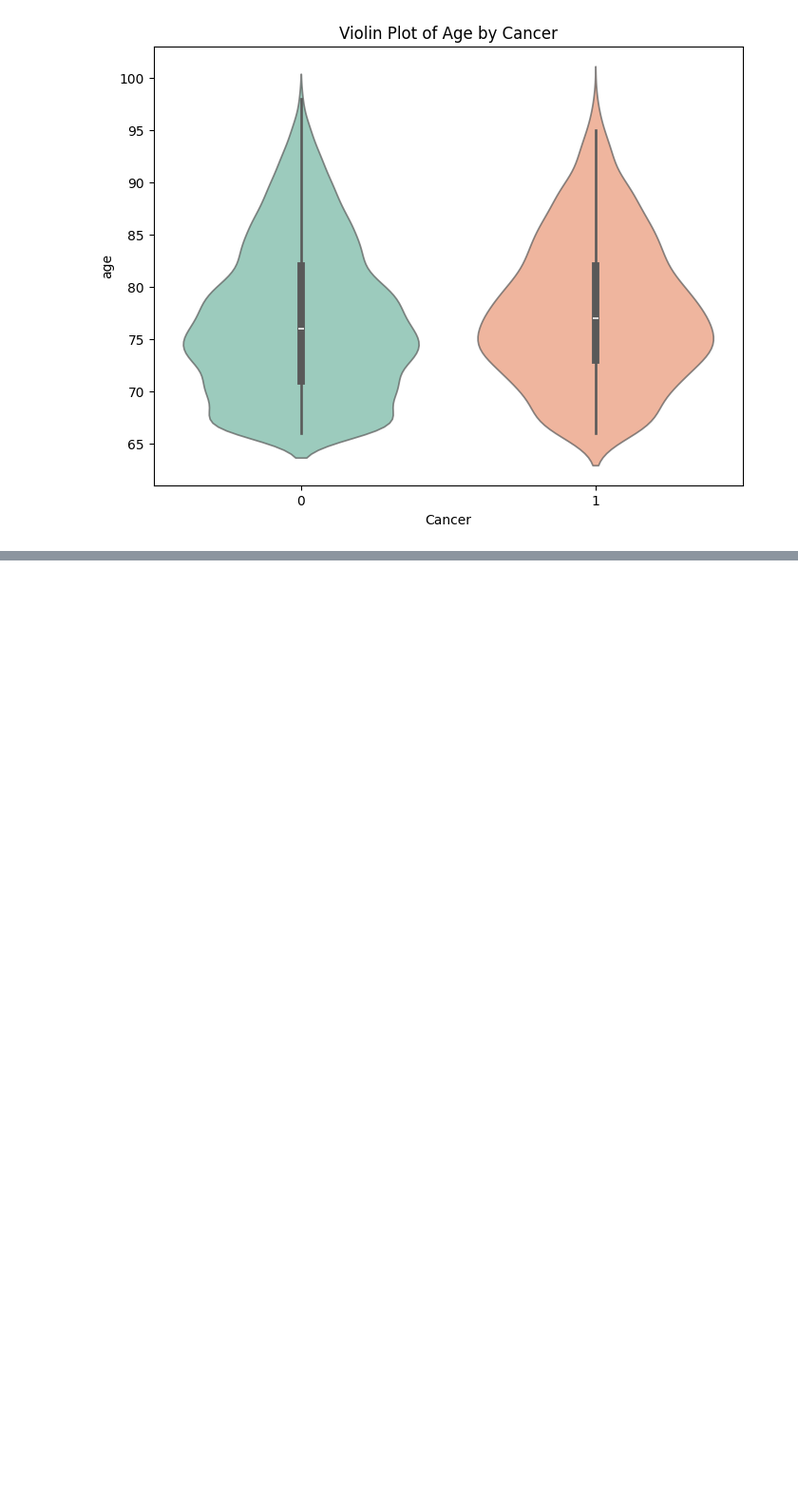
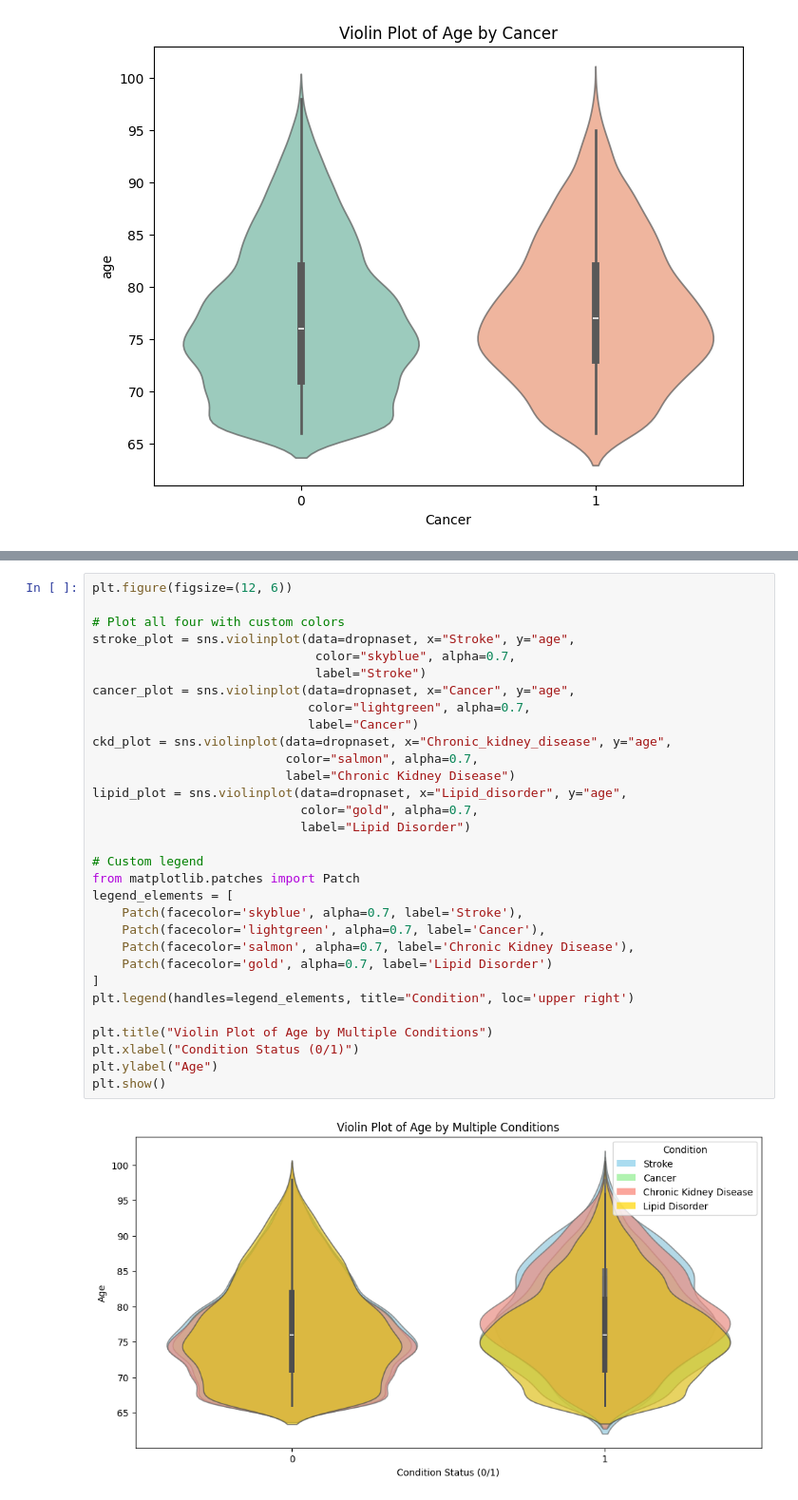
Before and after one commit to seoserang/phys255ml, a Jupyter notebook: 100 Final Project/finalproject.ipynb, the cells around one changed output, grey strips where cells are left out. Shown at 95% size. Cells and saved outputs as stored; diff of their text form; blank space fills up the shorter version.

```diff
--- a/100 Final Project/finalproject.ipynb
+++ b/100 Final Project/finalproject.ipynb
@@ -237,0 +277,33 @@ plt.show()
+# %%
+plt.figure(figsize=(12, 6))
+
+# Plot all four with custom colors
+stroke_plot = sns.violinplot(data=dropnaset, x="Stroke", y="age",
+                              color="skyblue", alpha=0.7,
+                              label="Stroke")
+cancer_plot = sns.violinplot(data=dropnaset, x="Cancer", y="age",
+                             color="lightgreen", alpha=0.7,
+                             label="Cancer")
+ckd_plot = sns.violinplot(data=dropnaset, x="Chronic_kidney_disease", y="age",
+                          color="salmon", alpha=0.7,
+                          label="Chronic Kidney Disease")
+lipid_plot = sns.violinplot(data=dropnaset, x="Lipid_disorder", y="age",
+                            color="gold", alpha=0.7,
+                            label="Lipid Disorder")
+
+# Custom legend
+from matplotlib.patches import Patch
+legend_elements = [
+    Patch(facecolor='skyblue', alpha=0.7, label='Stroke'),
+    Patch(facecolor='lightgreen', alpha=0.7, label='Cancer'),
+    Patch(facecolor='salmon', alpha=0.7, label='Chronic Kidney Disease'),
+    Patch(facecolor='gold', alpha=0.7, label='Lipid Disorder')
+]
+plt.legend(handles=legend_elements, title="Condition", loc='upper right')
+
+plt.title("Violin Plot of Age by Multiple Conditions")
+plt.xlabel("Condition Status (0/1)")
+plt.ylabel("Age")
+plt.show()
+# %% [output]
+[figure, added]
```
Also changed, not shown: parts of 4 cells of this notebook.
